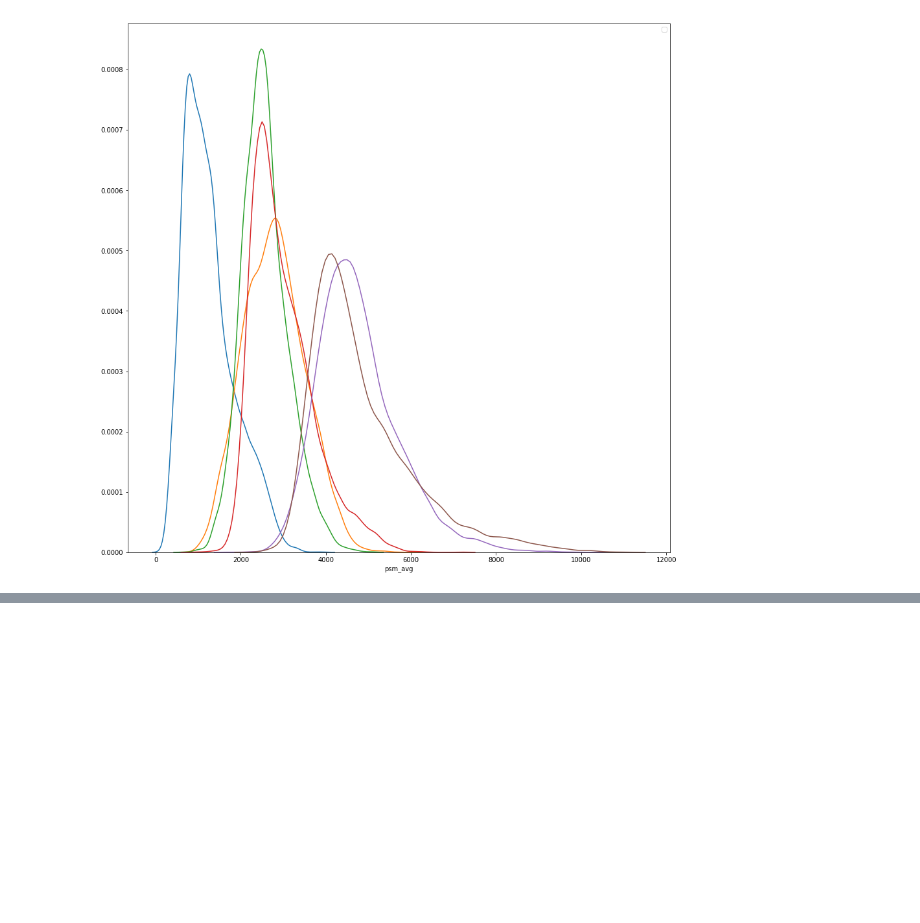
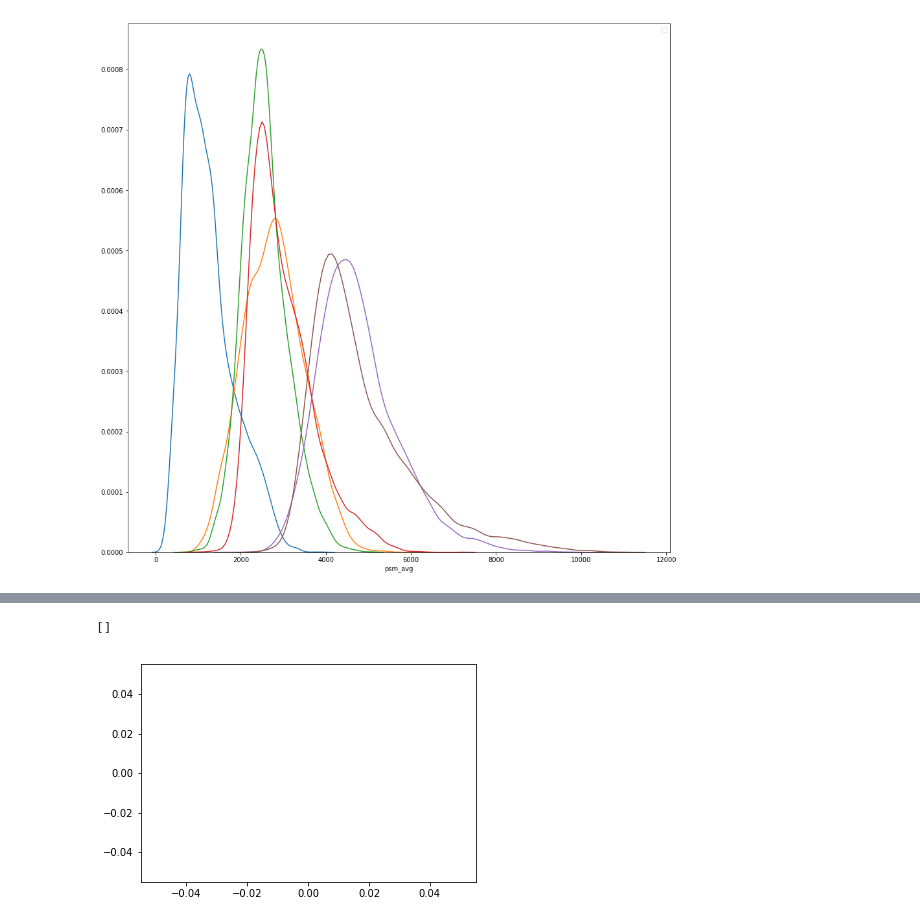
Before and after one commit to ravi-gopalan/singapore_hdb_price_analysis, a Jupyter notebook: singapore_hdb_resale_transactions.ipynb, the cells around one changed output, grey strips where cells are left out. Cells and saved outputs as stored; diff of their text form; code cells hidden in the pictures; blank space fills up the shorter version.

```diff
--- a/singapore_hdb_resale_transactions.ipynb
+++ b/singapore_hdb_resale_transactions.ipynb
@@ -1176,0 +1240,5 @@ plt.legend(df_updated.resale_5yr.unique());
+# %%
+plt.plot(x=df_updated['flat_type'],y=df_updated.query('region== @df_updated.region.unique()[0]')['resale_price_count'])
+# %% [output]
+[]
+[figure, added]
```
Also changed, not shown: parts of 8 cells of this notebook.
